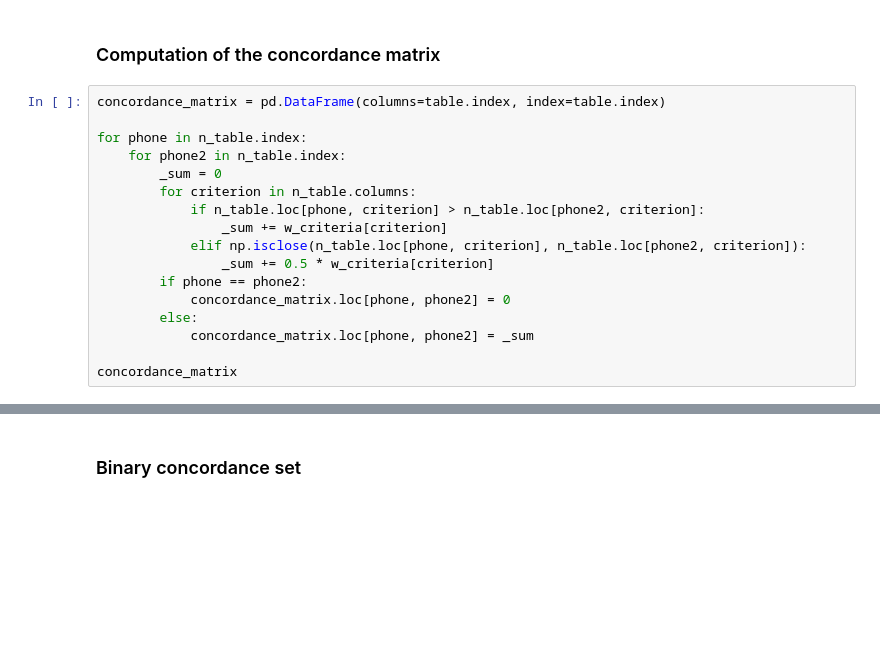
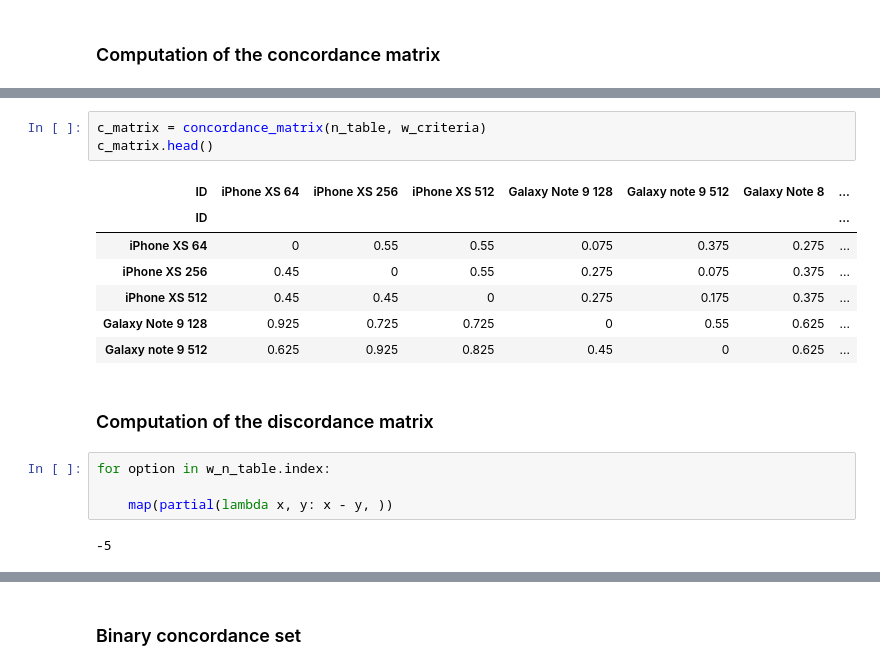
Before and after one commit to gmagannaDevelop/Electre, a Jupyter notebook: ELECTRE.ipynb, the cells around one changed output, grey strips where cells are left out. Cells and saved outputs as stored; diff of their text form; blank space fills up the shorter version.

```diff
--- a/ELECTRE.ipynb
+++ b/ELECTRE.ipynb
@@ -225,20 +282,3 @@ w_n_table.head()
 | Galaxy note 9 512 | 0.034151 | 0.100000 | 0.200 | 0.138462 | 0.250000 |
 # %% [markdown]
 ### Computation of the concordance matrix
-# %%
-concordance_matrix = pd.DataFrame(columns=table.index, index=table.index)
-
-for phone in n_table.index:
-    for phone2 in n_table.index:
-        _sum = 0
-        for criterion in n_table.columns:
-            if n_table.loc[phone, criterion] > n_table.loc[phone2, criterion]:
-                _sum += w_criteria[criterion]
-            elif np.isclose(n_table.loc[phone, criterion], n_table.loc[phone2, criterion]):
-                _sum += 0.5 * w_criteria[criterion]
-        if phone == phone2:
-            concordance_matrix.loc[phone, phone2] = 0
-        else:
-            concordance_matrix.loc[phone, phone2] = _sum
-
-concordance_matrix
@@ -262,0 +285,19 @@ concordance_matrix
+# %%
+c_matrix = concordance_matrix(n_table, w_criteria)
+c_matrix.head()
+# %% [output]
+| ID | iPhone XS 64 | iPhone XS 256 | iPhone XS 512 | Galaxy Note 9 128 | Galaxy note 9 512 | Galaxy Note 8 | ... |
+| ID |  |  |  |  |  |  | ... |
+| iPhone XS 64 | 0 | 0.55 | 0.55 | 0.075 | 0.375 | 0.275 | ... |
+| iPhone XS 256 | 0.45 | 0 | 0.55 | 0.275 | 0.075 | 0.375 | ... |
+| iPhone XS 512 | 0.45 | 0.45 | 0 | 0.275 | 0.175 | 0.375 | ... |
+| Galaxy Note 9 128 | 0.925 | 0.725 | 0.725 | 0 | 0.55 | 0.625 | ... |
+| Galaxy note 9 512 | 0.625 | 0.925 | 0.825 | 0.45 | 0 | 0.625 | ... |
+# %% [markdown]
+### Computation of the discordance matrix
+# %%
+for option in w_n_table.index:
+
+    map(partial(lambda x, y: x - y, ))
+# %% [output]
+-5
```
Also changed, not shown: parts of 10 cells of this notebook, 1 other file.
